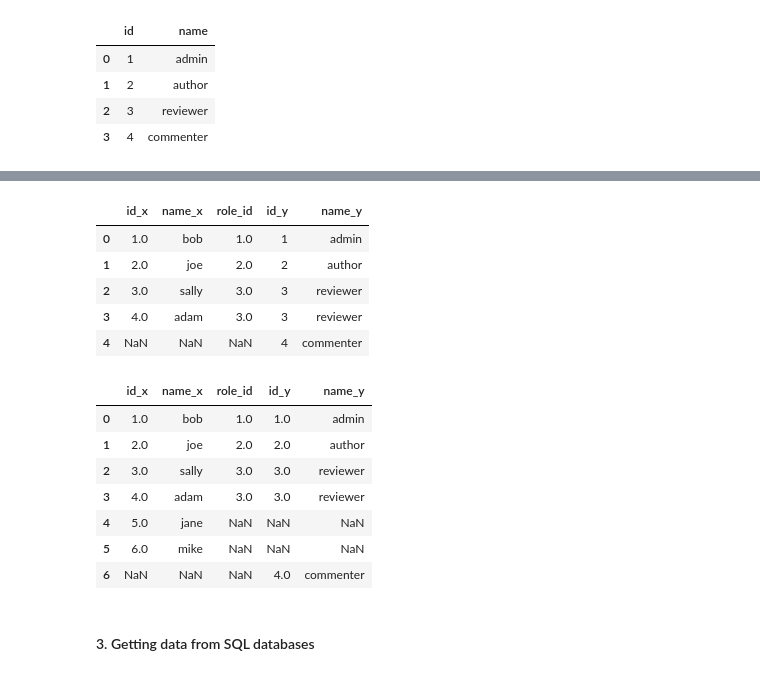
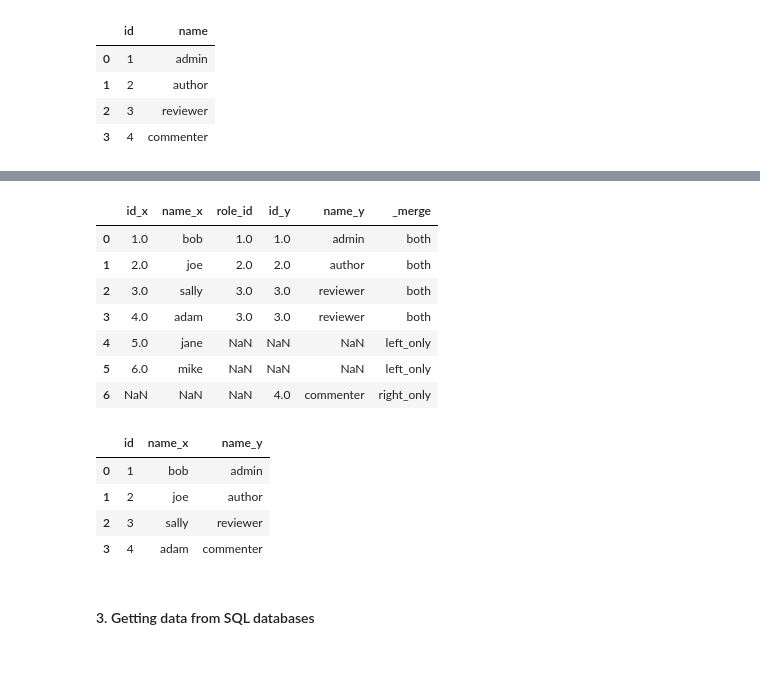
Before and after one commit to segovialori/numpy-pandas-visualization-exercises, a Jupyter notebook: advanced_dataframes.ipynb, the cells around one changed output, grey strips where cells are left out. Drawn from its saved outputs; the diff is of its cells as text; code cells hidden in the pictures.

Commit message:
advanced dataframes exercises

```diff
--- a/advanced_dataframes.ipynb
+++ b/advanced_dataframes.ipynb
@@ -590,28 +635,34 @@ roles
 # %%
-#What would a right join look like?
-pd.merge(users, roles, left_on='role_id', right_on='id', how='right')
+#What would an outer join look like?
+
+pd.merge(users,
+         roles,
+         left_on='role_id',
+         right_on='id',
+         how='outer',
+         indicator=True)
 # %% [output]
-|  | id_x | name_x | role_id | id_y | name_y |
-| 0 | 1.0 | bob | 1.0 | 1 | admin |
-| 1 | 2.0 | joe | 2.0 | 2 | author |
-| 2 | 3.0 | sally | 3.0 | 3 | reviewer |
-| 3 | 4.0 | adam | 3.0 | 3 | reviewer |
-| 4 | NaN | NaN | NaN | 4 | commenter |
+|  | id_x | name_x | role_id | id_y | name_y | _merge |
+| 0 | 1.0 | bob | 1.0 | 1.0 | admin | both |
+| 1 | 2.0 | joe | 2.0 | 2.0 | author | both |
+| 2 | 3.0 | sally | 3.0 | 3.0 | reviewer | both |
+| 3 | 4.0 | adam | 3.0 | 3.0 | reviewer | both |
+| 4 | 5.0 | jane | NaN | NaN | NaN | left_only |
+| 5 | 6.0 | mike | NaN | NaN | NaN | left_only |
+| 6 | NaN | NaN | NaN | 4.0 | commenter | right_only |
-# %%
-#What would an outer join look like?
-
-pd.merge(users, roles, left_on='role_id', right_on='id', how='outer')
-# %% [output]
-|  | id_x | name_x | role_id | id_y | name_y |
-| 0 | 1.0 | bob | 1.0 | 1.0 | admin |
-| 1 | 2.0 | joe | 2.0 | 2.0 | author |
-| 2 | 3.0 | sally | 3.0 | 3.0 | reviewer |
-| 3 | 4.0 | adam | 3.0 | 3.0 | reviewer |
-| 4 | 5.0 | jane | NaN | NaN | NaN |
-| 5 | 6.0 | mike | NaN | NaN | NaN |
-| 6 | NaN | NaN | NaN | 4.0 | commenter |
 # %%
 #What happens if you drop the foreign keys from the dataframes and try to merge them?
+drop_foreign = users.drop(columns='role_id')
+drop_foreign
+
+pd.merge(drop_foreign, roles, on='id')
+#Shows people in incorrect roles
+# %% [output]
+|  | id | name_x | name_y |
+| 0 | 1 | bob | admin |
+| 1 | 2 | joe | author |
+| 2 | 3 | sally | reviewer |
+| 3 | 4 | adam | commenter |
 # %% [markdown]
 #### 3. Getting data from SQL databases
 # %%
```
Also changed, not shown: parts of 17 cells of this notebook.
